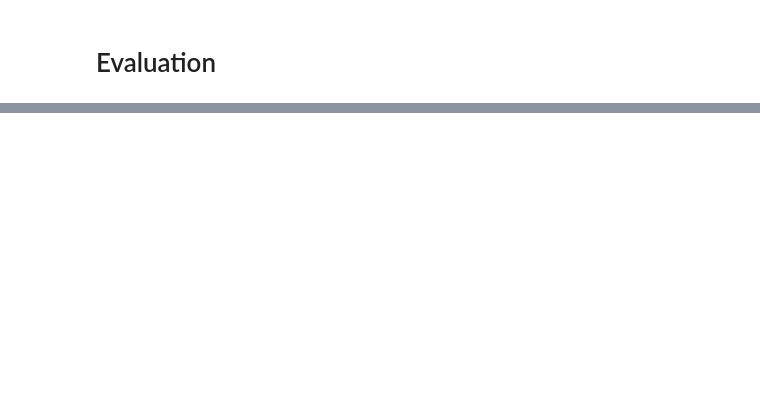
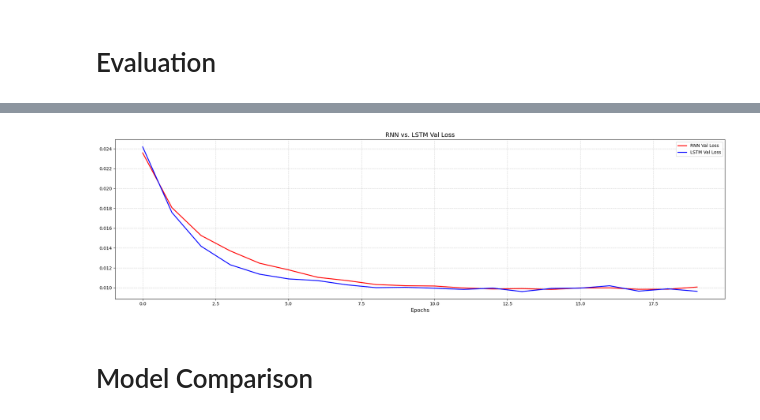
Before and after one commit to luongphucdien/air-quality-uci-rnn-lstm, a Jupyter notebook: assignment-2.ipynb, the cells around one changed output, grey strips where cells are left out. Saved outputs shown, nothing was run; the diff lists cells and outputs as text; code cells hidden in the pictures; blank space fills up the shorter version.

```diff
--- a/assignment-2.ipynb
+++ b/assignment-2.ipynb
@@ -469 +507,27 @@ generate_CO_values_plots(lstm_predicted_y, model_type="LSTM")
 [figure]
+# %%
+def plot_validation_loss_overlay(figsize: tuple = (20, 6)):
+    rnn_val_loss = rnn_history.history["val_loss"]
+    lstm_val_loss = lstm_history.history["val_loss"]
+
+    _, axes = plt.subplots(1, 1, figsize=figsize)
+
+    axes.plot(rnn_val_loss, label="RNN Val Loss", color="red", linewidth=2)
+    axes.plot(lstm_val_loss, label="LSTM Val Loss", color="blue", linewidth=2)
+
+    axes.set_title(
+        "RNN vs. LSTM Val Loss",
+        fontsize=14,
+    )
+    axes.set_xlabel("Epochs", fontsize=12)
+    axes.legend(loc="upper right")
+    axes.grid(True, linestyle="--", alpha=0.6)
+    plt.tight_layout()
+    plt.show()
+
+
+plot_validation_loss_overlay()
+# %% [output]
+[figure, added]
+# %% [markdown]
+# Model Comparison
```
Also changed, not shown: parts of 17 cells of this notebook, 3 other files.
